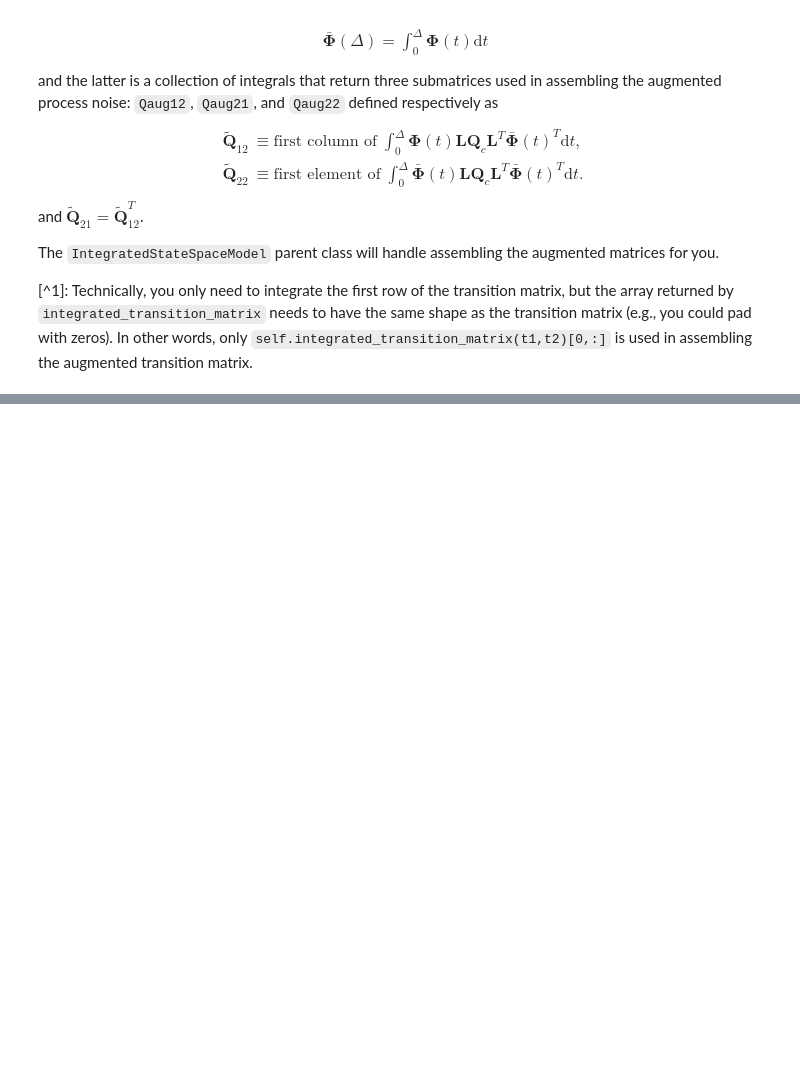
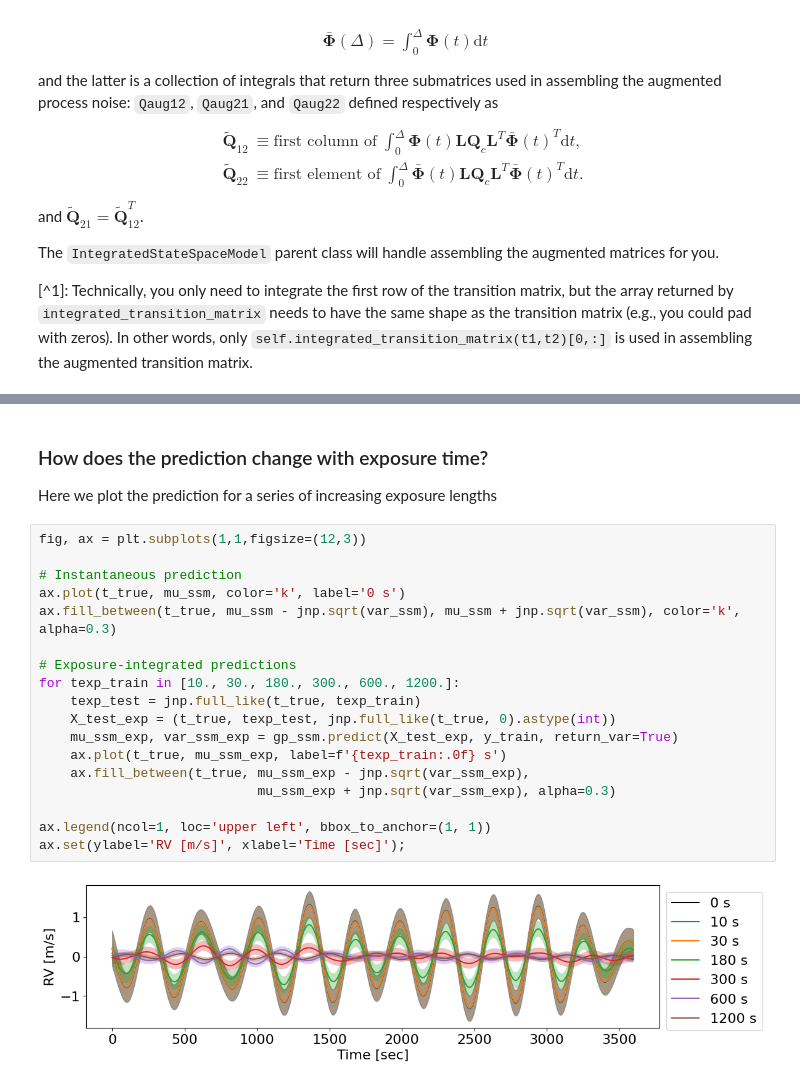
Before and after one commit to smolgp-dev/smolgp, a Jupyter notebook: docs/tutorials/integrated.ipynb, the cells around one changed output, grey strips where cells are left out. Drawn from its saved outputs; the diff is of its cells as text; blank space fills up the shorter version.

```diff
--- a/docs/tutorials/integrated.ipynb
+++ b/docs/tutorials/integrated.ipynb
@@ -288,0 +340,24 @@ The `IntegratedStateSpaceModel` parent class will handle assembling the augmente
+# %% [markdown]
+### How does the prediction change with exposure time?
+
+Here we plot the prediction for a series of increasing exposure lengths
+# %%
+fig, ax = plt.subplots(1,1,figsize=(12,3))
+
+# Instantaneous prediction
+ax.plot(t_true, mu_ssm, color='k', label='0 s')
+ax.fill_between(t_true, mu_ssm - jnp.sqrt(var_ssm), mu_ssm + jnp.sqrt(var_ssm), color='k', alpha=0.3)
+
+# Exposure-integrated predictions
+for texp_train in [10., 30., 180., 300., 600., 1200.]:
+    texp_test = jnp.full_like(t_true, texp_train)
+    X_test_exp = (t_true, texp_test, jnp.full_like(t_true, 0).astype(int))
+    mu_ssm_exp, var_ssm_exp = gp_ssm.predict(X_test_exp, y_train, return_var=True)
+    ax.plot(t_true, mu_ssm_exp, label=f'{texp_train:.0f} s')
+    ax.fill_between(t_true, mu_ssm_exp - jnp.sqrt(var_ssm_exp),
+                            mu_ssm_exp + jnp.sqrt(var_ssm_exp), alpha=0.3)
+
+ax.legend(ncol=1, loc='upper left', bbox_to_anchor=(1, 1))
+ax.set(ylabel='RV [m/s]', xlabel='Time [sec]');
+# %% [output]
+[figure, added]
```
Also changed, not shown: parts of 8 cells of this notebook.
